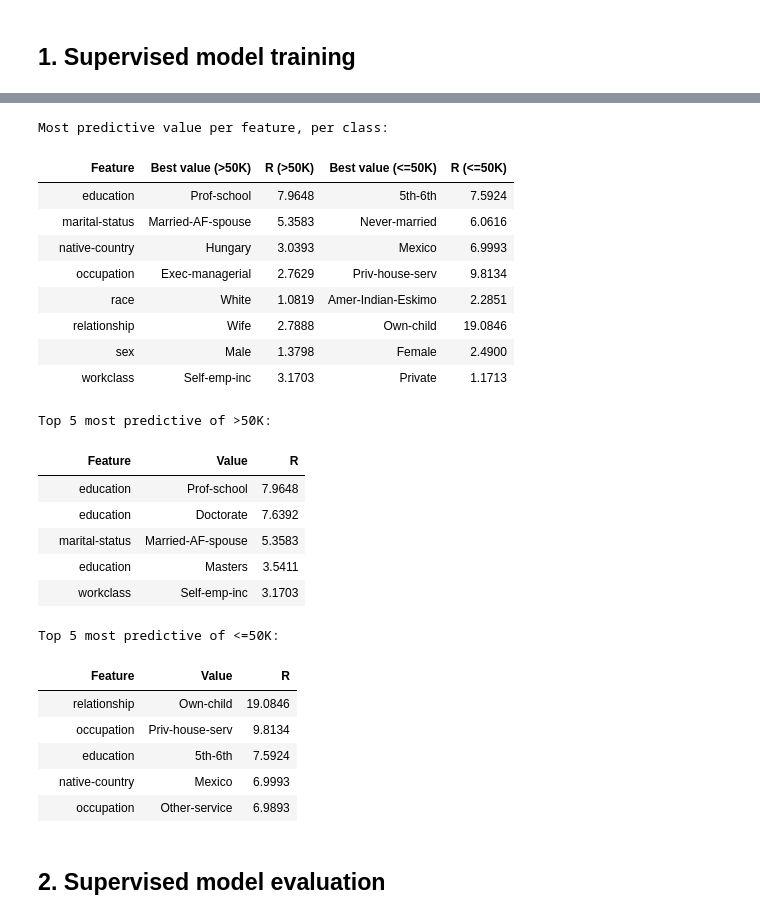
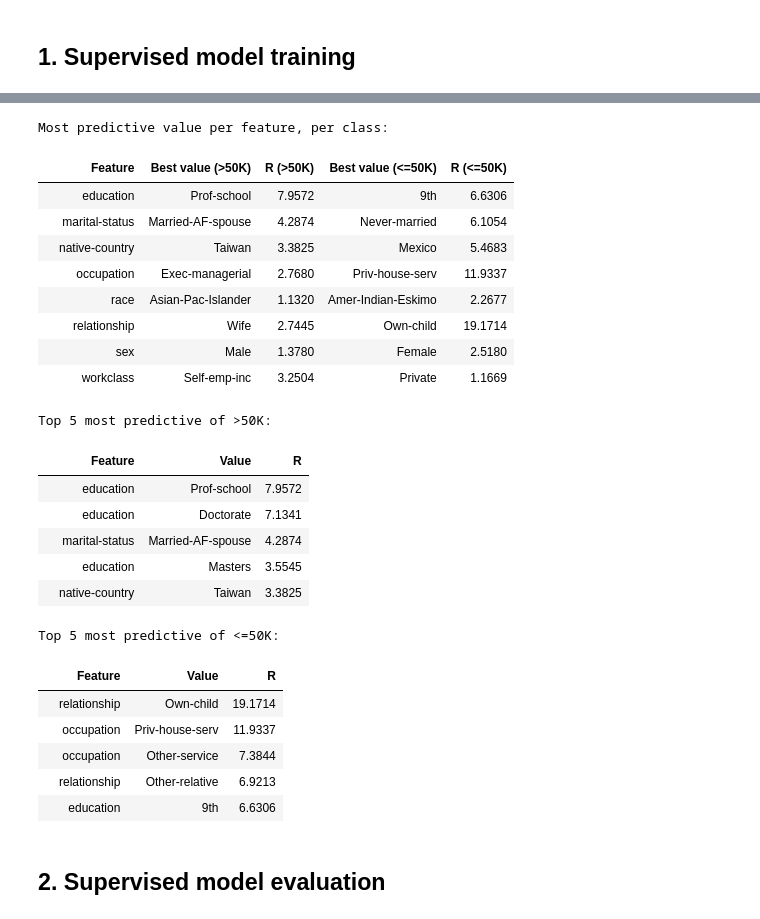
Before and after one commit to qitaoshi/Machine-Learning-Project1, a Jupyter notebook: COMP30027_2026_asst1_template.ipynb, the cells around one changed output, grey strips where cells are left out. Drawn from its saved outputs; the diff is of its cells as text; code cells hidden in the pictures.

```diff
--- a/COMP30027_2026_asst1_template.ipynb
+++ b/COMP30027_2026_asst1_template.ipynb
@@ -177,6 +177,6 @@ class MixedNaiveBayes:
         return rows[:top_n]
 # %%
 model = MixedNaiveBayes(alpha=1.0)
-model.fit(X_train, y_train)
-print("Model trained.")
+model.fit(X_train_full, y_train_full)
+print("Model trained on full supervised set.")
 # %% [output]
@@ -230,70 +230,75 @@ def top_categories_df(rows):
     df.index = [""] * len(df)
     return df
 
 
 def best_per_feature(model, c1_idx, c2_idx):
     best = {}
     for fi, feat in enumerate(CATEGORICAL_FEATURES):
         log_prob = model.cnb.feature_log_prob_[fi]
         best_r, best_v = -np.inf, None
         for vi, v in enumerate(model.encoder.categories_[fi]):
-            r = float(log_prob[c1_idx, vi + 1] - log_prob[c2_idx, vi + 1])
-            if r > best_r:
-                best_r, best_v = r, v
+            shifted_idx = vi + 1  # skip UNK slot at index 0
+            r_log = float(log_prob[c1_idx, shifted_idx] - log_prob[c2_idx, shifted_idx])
+            if r_log > best_r:
+                best_r, best_v = r_log, v
         best[feat] = (best_v, np.exp(best_r))
     return best
 
 
-c1, c2 = model.classes_[1], model.classes_[0]   # >50K, <=50K
-best_c1 = best_per_feature(model, c1_idx=1, c2_idx=0)
-best_c2 = best_per_feature(model, c1_idx=0, c2_idx=1)
+# class order should be ['<=50K', '>50K'] in this notebook
+c_pos = model.classes_[1]  # >50K
+c_neg = model.classes_[0]  # <=50K
+
+best_pos = best_per_feature(model, c1_idx=1, c2_idx=0)
+best_neg = best_per_feature(model, c1_idx=0, c2_idx=1)
 
 per_feat_rows = []
 for feat in CATEGORICAL_FEATURES:
-    v1, r1 = best_c1[feat]
-    v2, r2 = best_c2[feat]
+    v_pos, r_pos = best_pos[feat]
+    v_neg, r_neg = best_neg[feat]
     per_feat_rows.append({
-        "Feature":          feat,
-        f"Best value ({c1})": v1,
-        f"R ({c1})":          f"{r1:.4f}",
-        f"Best value ({c2})": v2,
-        f"R ({c2})":          f"{r2:.4f}",
+        "Feature": feat,
+        f"Best value ({c_pos})": v_pos,
+        f"R ({c_pos})": f"{r_pos:.4f}",
+        f"Best value ({c_neg})": v_neg,
+        f"R ({c_neg})": f"{r_neg:.4f}",
     })
+
 df_per_feat = pd.DataFrame(per_feat_rows)
 df_per_feat.index = [""] * len(df_per_feat)
 print("Most predictive value per feature, per class:")
 display(df_per_feat)
 
-print(f"Top 5 most predictive of {model.classes_[1]}:")
+print(f"Top 5 most predictive of {c_pos}:")
 display(top_categories_df(model.predict_top_categories(c1_idx=1, c2_idx=0, top_n=5)))
 
-print(f"Top 5 most predictive of {model.classes_[0]}:")
+print(f"Top 5 most predictive of {c_neg}:")
 display(top_categories_df(model.predict_top_categories(c1_idx=0, c2_idx=1, top_n=5)))
 # %% [output]
 Most predictive value per feature, per class:
 |  | Feature | Best value (>50K) | R (>50K) | Best value (<=50K) | R (<=50K) |
-|  | education | Prof-school | 7.9648 | 5th-6th | 7.5924 |
-|  | marital-status | Married-AF-spouse | 5.3583 | Never-married | 6.0616 |
-|  | native-country | Hungary | 3.0393 | Mexico | 6.9993 |
-|  | occupation | Exec-managerial | 2.7629 | Priv-house-serv | 9.8134 |
-|  | race | White | 1.0819 | Amer-Indian-Eskimo | 2.2851 |
-|  | relationship | Wife | 2.7888 | Own-child | 19.0846 |
-|  | sex | Male | 1.3798 | Female | 2.4900 |
-|  | workclass | Self-emp-inc | 3.1703 | Private | 1.1713 |
+|  | education | Prof-school | 7.9572 | 9th | 6.6306 |
+|  | marital-status | Married-AF-spouse | 4.2874 | Never-married | 6.1054 |
+|  | native-country | Taiwan | 3.3825 | Mexico | 5.4683 |
+|  | occupation | Exec-managerial | 2.7680 | Priv-house-serv | 11.9337 |
+|  | race | Asian-Pac-Islander | 1.1320 | Amer-Indian-Eskimo | 2.2677 |
+|  | relationship | Wife | 2.7445 | Own-child | 19.1714 |
+|  | sex | Male | 1.3780 | Female | 2.5180 |
+|  | workclass | Self-emp-inc | 3.2504 | Private | 1.1669 |
 Top 5 most predictive of >50K:
 |  | Feature | Value | R |
-|  | education | Prof-school | 7.9648 |
-|  | education | Doctorate | 7.6392 |
-|  | marital-status | Married-AF-spouse | 5.3583 |
-|  | education | Masters | 3.5411 |
-|  | workclass | Self-emp-inc | 3.1703 |
+|  | education | Prof-school | 7.9572 |
+|  | education | Doctorate | 7.1341 |
+|  | marital-status | Married-AF-spouse | 4.2874 |
+|  | education | Masters | 3.5545 |
+|  | native-country | Taiwan | 3.3825 |
 Top 5 most predictive of <=50K:
 |  | Feature | Value | R |
-|  | relationship | Own-child | 19.0846 |
-|  | occupation | Priv-house-serv | 9.8134 |
-|  | education | 5th-6th | 7.5924 |
-|  | native-country | Mexico | 6.9993 |
-|  | occupation | Other-service | 6.9893 |
+|  | relationship | Own-child | 19.1714 |
+|  | occupation | Priv-house-serv | 11.9337 |
+|  | occupation | Other-service | 7.3844 |
+|  | relationship | Other-relative | 6.9213 |
+|  | education | 9th | 6.6306 |
 # %% [markdown]
 ## 2. Supervised model evaluation
 # %%
```
Also changed, not shown: parts of 9 cells of this notebook.
